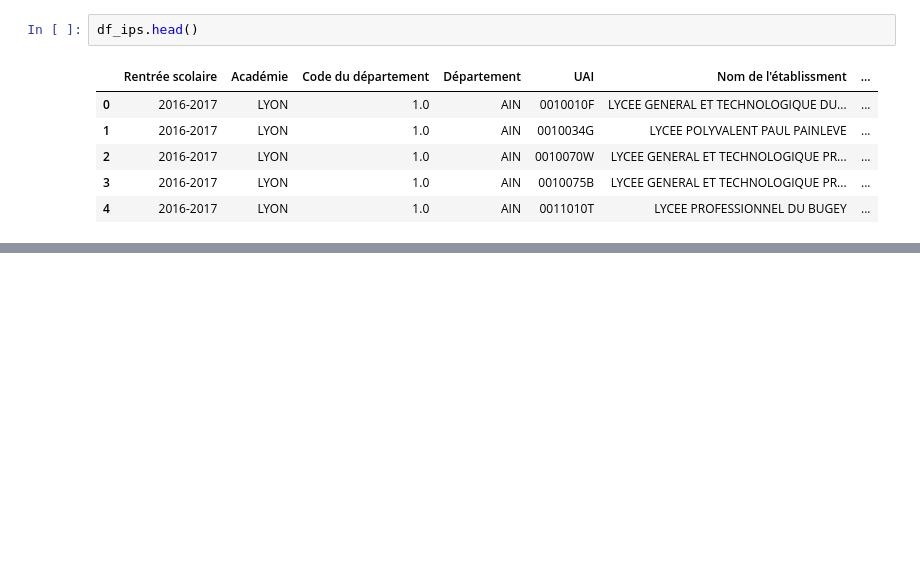
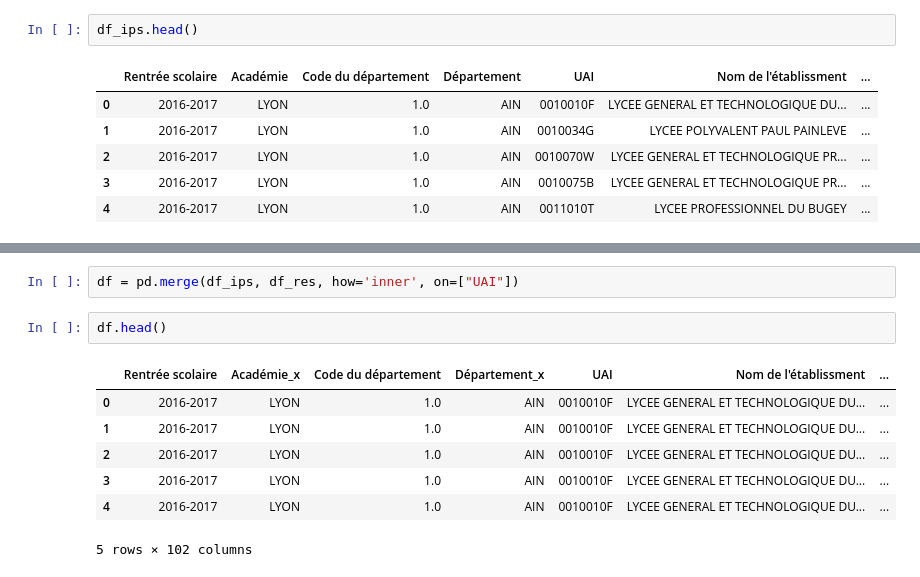
Before and after one commit to AlexisBenameur/projet-python-2AS1, a Jupyter notebook: codes/decouverte_data.ipynb, the cells around one changed output, grey strips where cells are left out. Drawn from its saved outputs; the diff is of its cells as text; blank space fills up the shorter version.

```diff
--- a/codes/decouverte_data.ipynb
+++ b/codes/decouverte_data.ipynb
@@ -13,0 +74,12 @@ df_ips.head()
+# %%
+df = pd.merge(df_ips, df_res, how='inner', on=["UAI"])
+# %%
+df.head()
+# %% [output]
+|  | Rentrée scolaire | Académie_x | Code du département | Département_x | UAI | Nom de l'établissment | ... |
+| 0 | 2016-2017 | LYON | 1.0 | AIN | 0010010F | LYCEE GENERAL ET TECHNOLOGIQUE DU... | ... |
+| 1 | 2016-2017 | LYON | 1.0 | AIN | 0010010F | LYCEE GENERAL ET TECHNOLOGIQUE DU... | ... |
+| 2 | 2016-2017 | LYON | 1.0 | AIN | 0010010F | LYCEE GENERAL ET TECHNOLOGIQUE DU... | ... |
+| 3 | 2016-2017 | LYON | 1.0 | AIN | 0010010F | LYCEE GENERAL ET TECHNOLOGIQUE DU... | ... |
+| 4 | 2016-2017 | LYON | 1.0 | AIN | 0010010F | LYCEE GENERAL ET TECHNOLOGIQUE DU... | ... |
+5 rows × 102 columns
```
Also changed, not shown: parts of 7 cells of this notebook.
